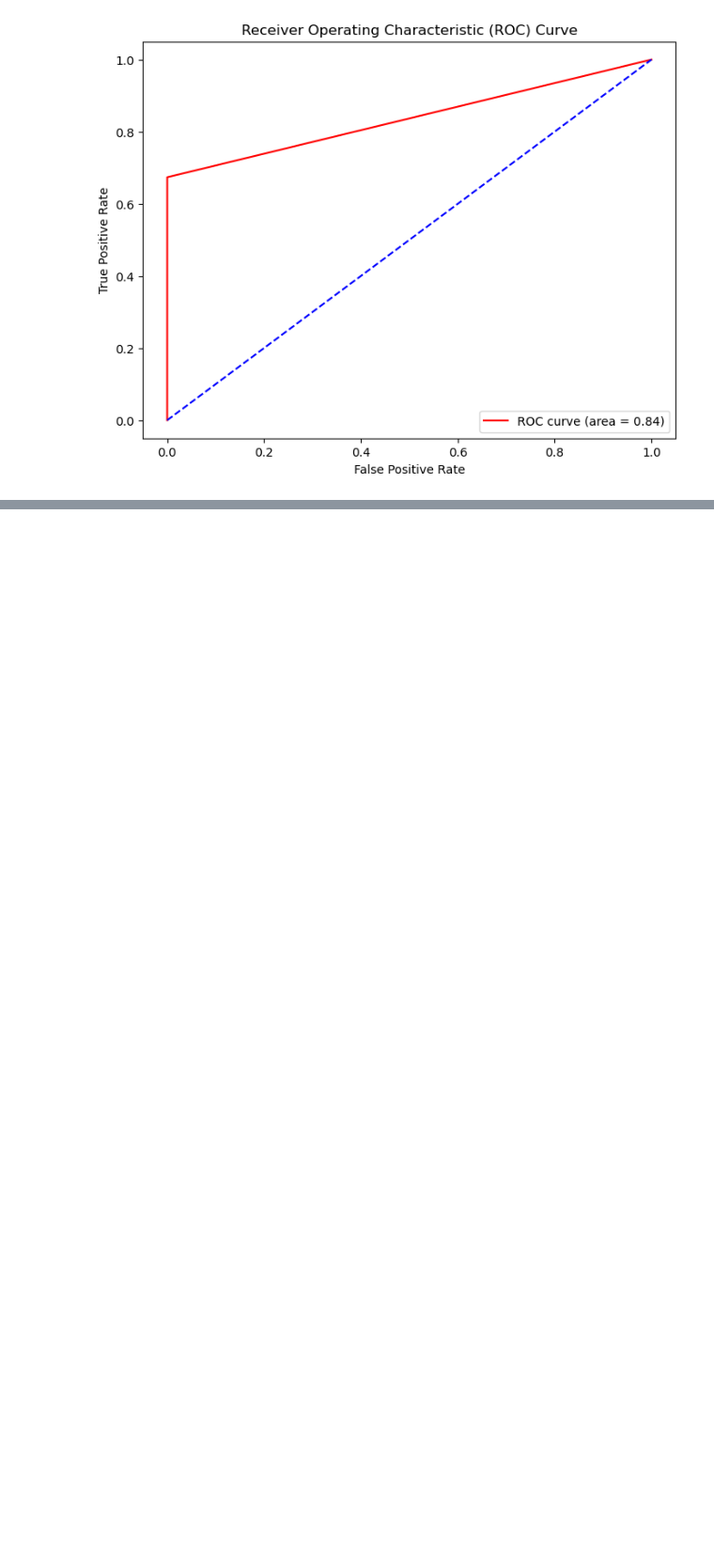
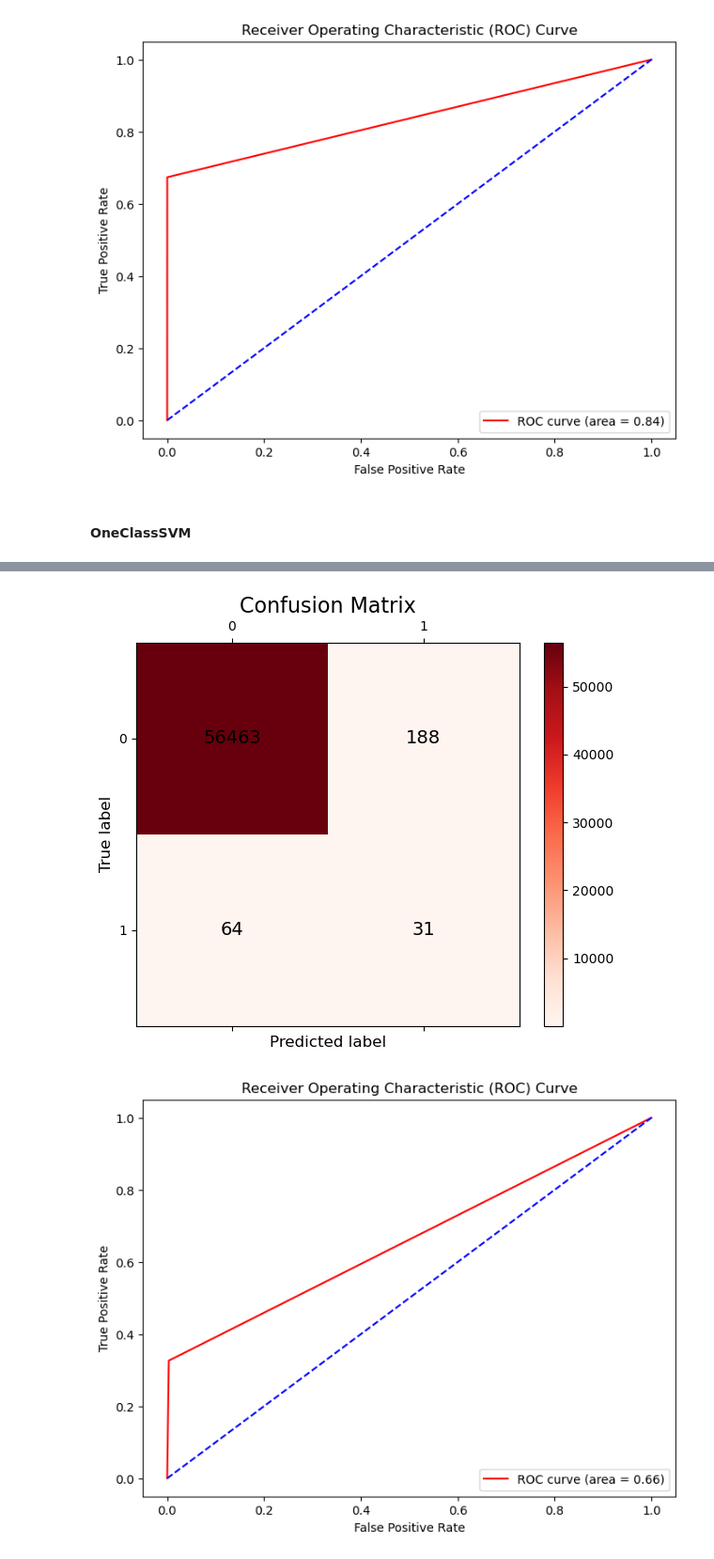
Before and after one commit to leobt23/Applications_DSE, a Jupyter notebook: code/data_exploration.ipynb, the cells around one changed output, grey strips where cells are left out. Shown at 94% size. Drawn from its saved outputs; the diff is of its cells as text; code cells hidden in the pictures; blank space fills up the shorter version.

Commit message:
Save plots and best models.

```diff
--- a/code/data_exploration.ipynb
+++ b/code/data_exploration.ipynb
@@ -1396,3 +1416,74 @@ weighted avg       1.00      1.00      1.00     56746
  [   31    64]]
 [figure]
 [figure]
+# %% [markdown]
+#### OneClassSVM
+# %%
+# OneClassSVM
+
+# Create the X and y datasets
+X = df_models.drop(['Class'], axis=1)
+y = df_models['Class']
+
+# Split the data into training and testing sets but keep the same class distribution as the original dataset
+X_train, X_test, y_train, y_test = train_test_split(X, y, test_size=0.2, stratify=y, shuffle=True, random_state=42)
+
+# Create the OneClassSVM model
+model = OneClassSVM(nu=0.002, kernel='rbf', gamma=0.01)
+
+# Fit the model to the training data
+model.fit(X_train)
+
+# Predict on the test data
+y_pred = model.predict(X_test)
+
+# Convert the predictions to 0 or 1
+y_pred = np.where(y_pred == -1, 1, 0)
+
+# Print the accuracy score
+print('Accuracy:', accuracy_score(y_test, y_pred))
+
+# Print the F1 score
+print('F1:', f1_score(y_test, y_pred))
+
+# Print the classification report
+print(classification_report(y_test, y_pred))
+
+cm = confusion_matrix(y_test, y_pred)
+
+print(cm)
+
+fig, ax = plt.subplots(figsize=(6, 5))  # Adjust the figure size as needed
+cax = ax.matshow(cm, cmap='Reds')  # Use matshow to display the matrix
+
+# Add color bar for reference
+plt.colorbar(cax)
+
+# Add labels to the plot
+for (i, j), val in np.ndenumerate(cm):
+    ax.text(j, i, val, ha='center', va='center', fontsize=14)
+
+plt.xlabel('Predicted label', fontsize=12)
+plt.ylabel('True label', fontsize=12)
+plt.title('Confusion Matrix', fontsize=16)
+
+# Adjust the layout to prevent clipping
+plt.tight_layout()
+plt.show()
+
+# Calculate the fpr and tpr for all thresholds of the classification
+fpr, tpr, threshold = roc_curve(y_test, y_pred)
+
+# Calculate the AUC
+auc = roc_auc_score(y_test, y_pred)
+
+# Plot the ROC curve
+plt.figure(figsize=(8, 6))
+plt.plot(fpr, tpr, color='red', label='ROC curve (area = %0.2f)' % auc)
+plt.plot([0, 1], [0, 1], color='blue', linestyle='--')  # Plot the random line
+plt.xlabel('False Positive Rate')
+plt.ylabel('True Positive Rate')
+plt.title('Receiver Operating Characteristic (ROC) Curve')
+plt.legend(loc="lower right")
+plt.show()
+# %% [output]
@@ -1398,0 +1503,2 @@ weighted avg       1.00      1.00      1.00     56746
+[figure, added]
+[figure, added]
```
Also changed, not shown: parts of 12 cells of this notebook, 7 other files.
